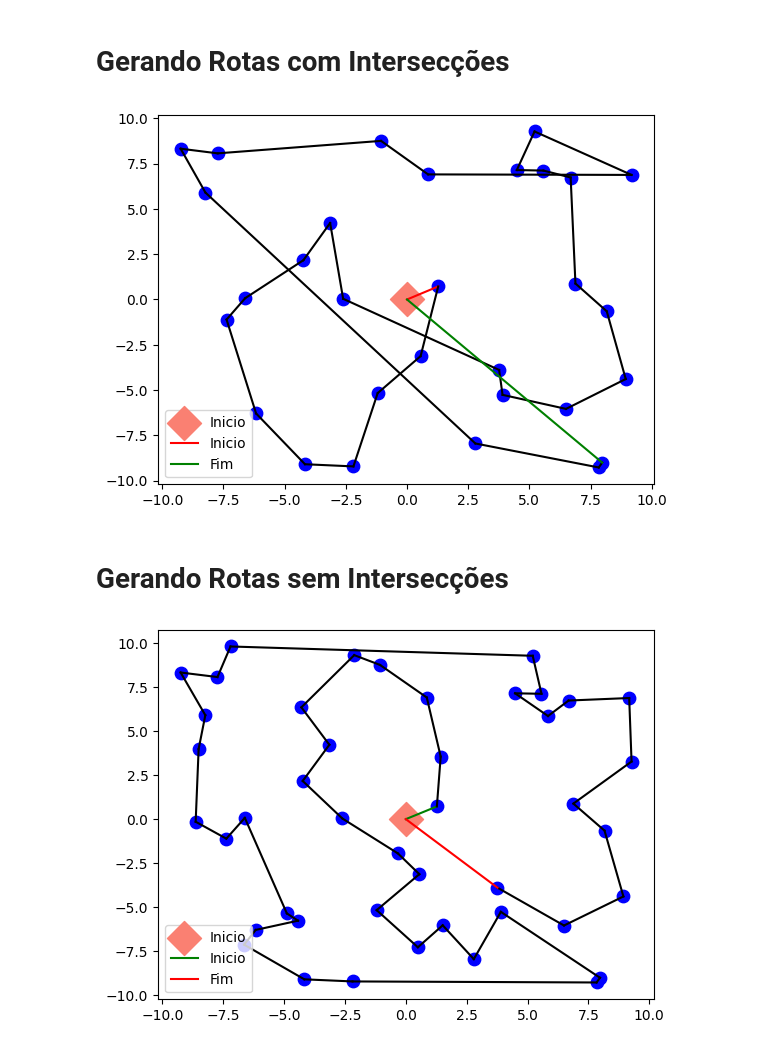
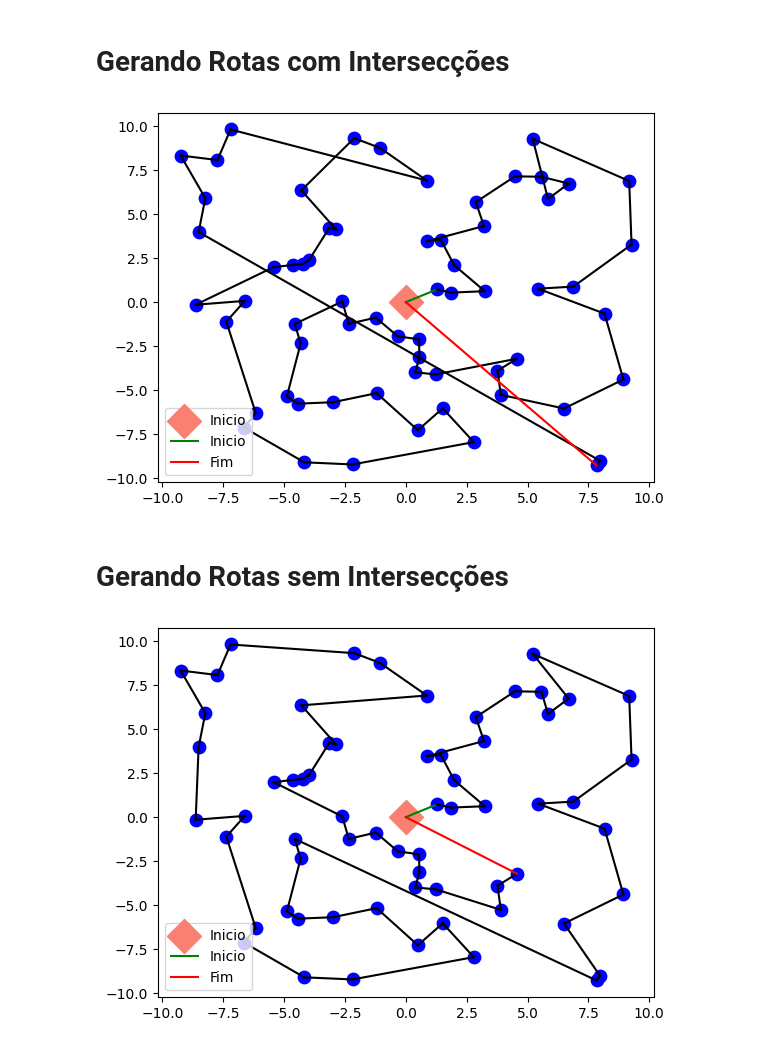
Before and after one commit to buttowsk/python-rotas, a Jupyter notebook: rotas.ipynb, the cells around one changed output. Saved outputs shown, nothing was run; the diff lists cells and outputs as text; code cells hidden in the pictures.

```diff
--- a/rotas.ipynb
+++ b/rotas.ipynb
@@ -48,7 +48,28 @@ pontos = [{"id": 0, "x": 0, "y": 0},
           {"id": 41, "x": 5.841, "y": 5.853},
           {"id": 42, "x": -8.634, "y": -0.147},
           {"id": 43, "x": 1.515, "y": -6.024},
-          {"id": 44, "x": -4.887, "y": -5.350}]
+          {"id": 44, "x": -4.887, "y": -5.350},
+          {"id": 45, "x": 3.245, "y": 0.621},
+          {"id": 46, "x": -2.864, "y": 4.123},
+          {"id": 47, "x": 1.987, "y": 2.098},
+          {"id": 48, "x": -4.562, "y": -1.235},
+          {"id": 49, "x": 0.387, "y": -3.986},
+          {"id": 50, "x": -3.987, "y": 2.365},
+          {"id": 51, "x": 1.234, "y": -4.098},
+          {"id": 53, "x": 5.432, "y": 0.765},
+          {"id": 54, "x": -2.345, "y": -1.234},
+          {"id": 55, "x": 0.876, "y": 3.456},
+          {"id": 56, "x": -4.321, "y": -2.345},
+          {"id": 57, "x": 2.876, "y": 5.678},
+          {"id": 58, "x": -1.234, "y": -0.876},
+          {"id": 59, "x": 4.567, "y": -3.210},
+          {"id": 60, "x": -5.432, "y": 1.987},
+          {"id": 61, "x": 0.543, "y": -2.109},
+          {"id": 62, "x": 3.210, "y": 4.321},
+          {"id": 63, "x": -2.987, "y": -5.678},
+          {"id": 64, "x": 1.876, "y": 0.543},
+          {"id": 52, "x": -4.654, "y": 2.109},
+          ]
 # %% [markdown]
 # Gerando Rotas com Intersecções
 # %%
@@ -92,7 +113,7 @@ def plot_route(route):
     # Plota os pontos usando a função scatter, com tamanho 100 e cor azul
     plt.scatter(x, y, s=80, color='blue')
 
-    # Plota as linhas que conectam os pontos, com cor verde
+    # Plota as linhas que conectam os pontos
     labels = ['Inicio']
     for i in range(len(route) - 1):
         p1 = route[i]
@@ -100,9 +121,9 @@ def plot_route(route):
         if i == 0:
             # Ponto inicial é vermelho
             plt.scatter(p1['x'], p1['y'], s=300, color='salmon', marker='D', label='Inicio')
-            color = 'red'
+            color = 'green'
         elif i == len(route) - 2:
-            color = 'green'  # Última linha é verde
+            color = 'red'  # Última linha é vermelha
             labels.append('Fim')
         else:
             color = 'black'  # Linhas intermediárias são pretas
@@ -117,7 +138,7 @@ def plot_route(route):
 rota = generate_route(pontos)
 plot_route(rota)
 # %% [output]
-[figure, old version]
+[figure, new version]
 # %% [markdown]
 # Gerando Rotas sem Intersecções
 # %%
@@ -129,7 +150,7 @@ def has_intersection(route):
         route (list): Lista de pontos que representam uma rota.
 
     Returns:
-        bool: True se houver interseção, False caso contrário.
+        bool: True se houver interseção, false caso contrário.
     """
     n = len(route)
     for i in range(n - 2):
@@ -221,31 +242,32 @@ def plot_route(route):
     # Plota os pontos usando a função scatter, com tamanho 100 e cor azul
     plt.scatter(x, y, s=80, color='blue')
 
     # Plota as linhas que conectam os pontos, com cor verde
     labels = ['Inicio']
     for i in range(len(route) - 1):
         p1 = route[i]
         p2 = route[i + 1]
         if i == 0:
             # Ponto inicial é vermelho
             plt.scatter(p1['x'], p1['y'], s=300, color='salmon', marker='D', label='Inicio')
             color = 'green'
         elif i == len(route) - 2:
             color = 'red'  # Última linha é verde
             labels.append('Fim')
         else:
             color = 'black'  # Linhas intermediárias são pretas
             labels.append('')
         plt.plot([p1['x'], p2['x']], [p1['y'], p2['y']], color=color, label=labels[i])
 
     # Mostra o gráfico
     plt.legend()
     plt.show()
 
 
 rota = generate_route(pontos)
 while has_intersection(rota):
+    plot_route(rota)
     rota = remove_intersection(rota)
 plot_route(rota)
 # %% [output]
-[figure, old version]
+[figure, new version]
```
Also changed, not shown: 10 other files.
